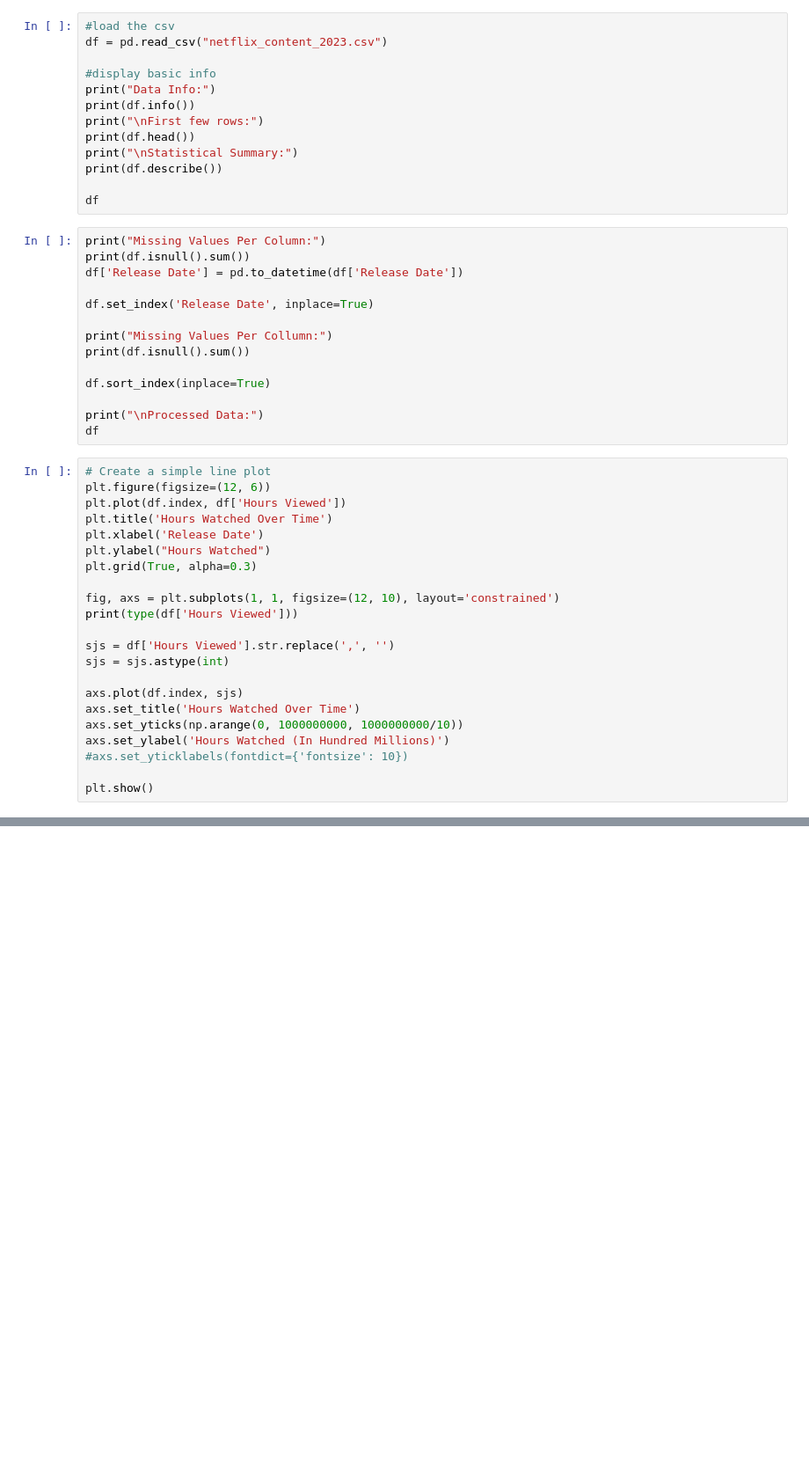
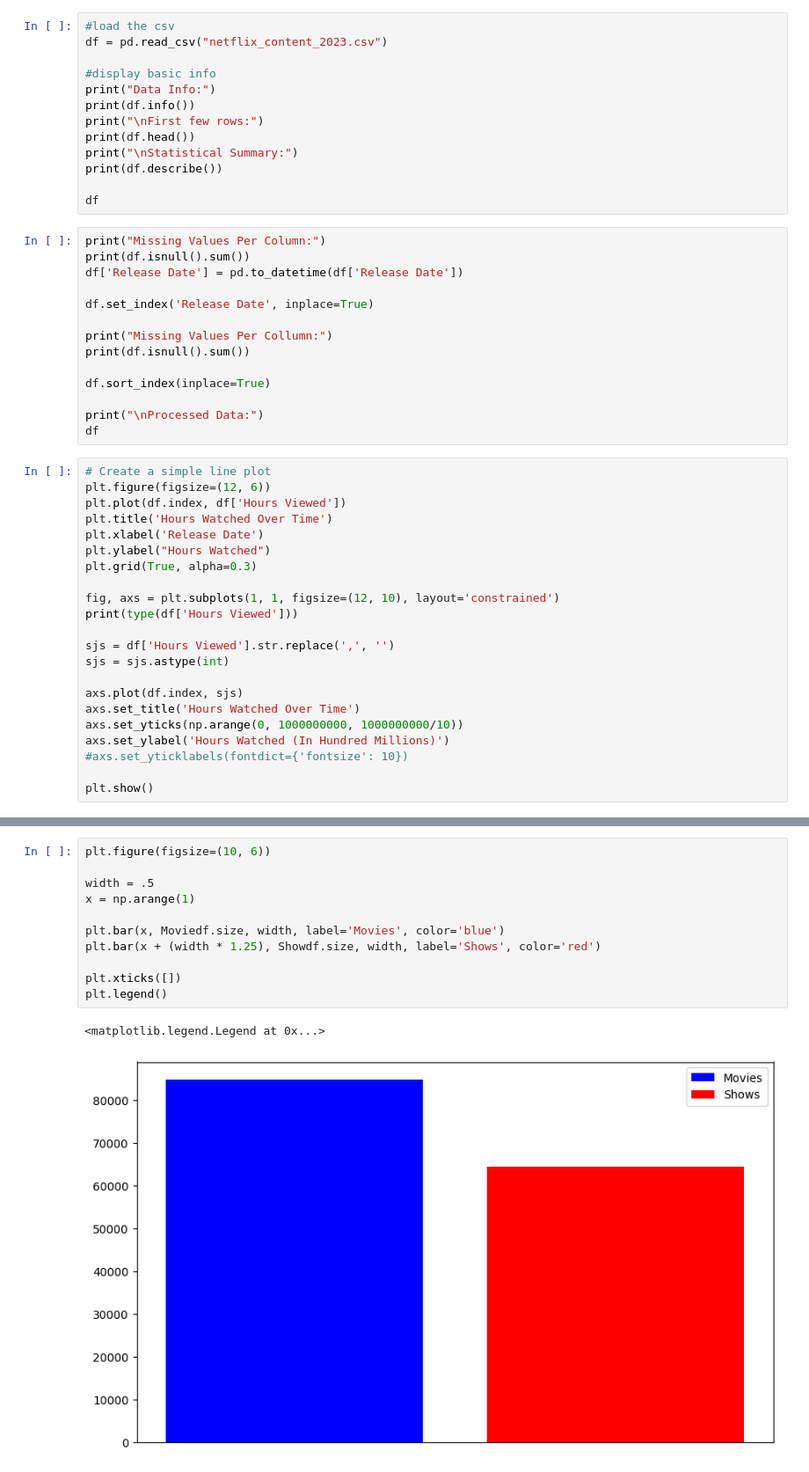
Before and after one commit to Basketj05/NetflixAnalysis, a Jupyter notebook: NetflixAnalysis.ipynb, the cells around one changed output, grey strips where cells are left out. Shown: that part at 88% size. Cells and saved outputs as stored; diff of their text form; blank space fills up the shorter version.

```diff
--- a/NetflixAnalysis.ipynb
+++ b/NetflixAnalysis.ipynb
@@ -112,0 +118,14 @@ Showdf = df[df['Content Type'] == "Show"].copy()
+# %%
+plt.figure(figsize=(10, 6))
+
+width = .5
+x = np.arange(1)
+
+plt.bar(x, Moviedf.size, width, label='Movies', color='blue')
+plt.bar(x + (width * 1.25), Showdf.size, width, label='Shows', color='red')
+
+plt.xticks([])
+plt.legend()
+# %% [output]
+<matplotlib.legend.Legend at 0x...>
+[figure, added]
```
Also changed, not shown: parts of 6 cells of this notebook.
